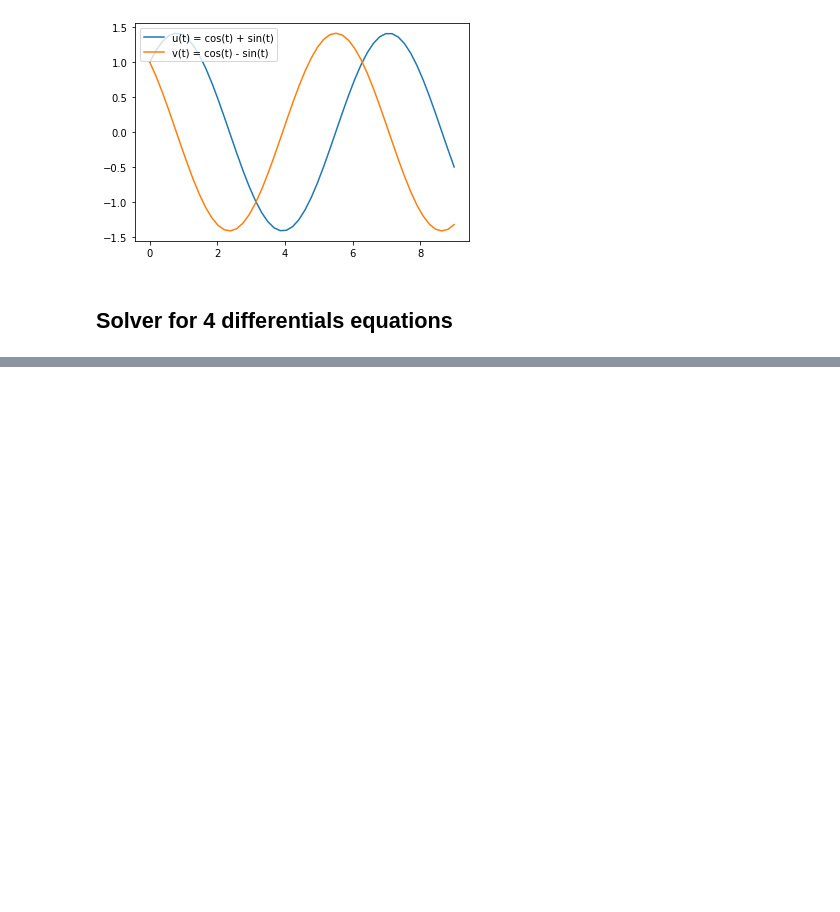
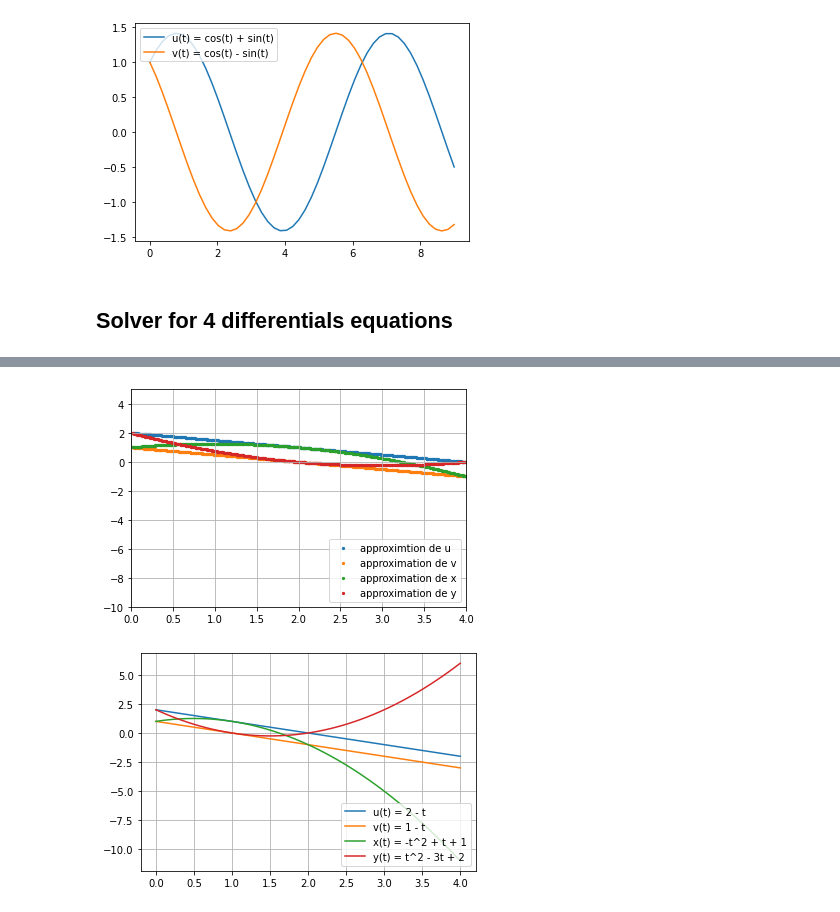
Before and after one commit to AlexPoiron/FirstModel, a Jupyter notebook: Main.ipynb, the cells around one changed output, grey strips where cells are left out. Drawn from its saved outputs; the diff is of its cells as text; code cells hidden in the pictures; blank space fills up the shorter version.

```diff
--- a/Main.ipynb
+++ b/Main.ipynb
@@ -435,0 +416,56 @@ def solver_octave(u0, v0, f1, f2, use_trapezoidal):
+# %%
+u0 = 2
+v0 = 1
+
+du = -u + v
+dv = v - u
+y = u * v
+x = u + v - y
+
+use_trapezoidal = True
+
+res = Solver_4_equations(u0, v0, du, dv, use_trapezoidal)
+
+time = []
+coords_u = []
+coords_v = []
+coords_x = []
+coords_y = []
+
+for i in range(0, len(res[0])):
+    time.append(res[0][i][0])
+    coords_u.append(res[0][i][1])
+    coords_v.append(res[1][i][1])
+    coords_x.append(res[2][i][1])
+    coords_y.append(res[3][i][1])
+
+
+fig = plt.figure()
+ax1 = fig.add_subplot(111)
+
+ax1.scatter(time, coords_u, s=5, label='approximtion de u')
+ax1.scatter(time, coords_v, s=5, label='approximation de v')
+ax1.scatter(time, coords_x, s=5, label='approximation de x')
+ax1.scatter(time, coords_y, s=5, label='approximation de y')
+plt.xlim([0, 4])
+plt.ylim([-10, 5])
+ax1.grid(True)
+plt.legend(loc='lower right');
+plt.show()
+
+graph = plt.subplot()
+t = np.linspace(0, 4)
+u = 2 - t
+v = 1 - t
+x_ = -t**2 + t + 1
+y_ = t**2 - 3*t + 2
+graph.plot(t, u, label ='u(t) = 2 - t')
+graph.plot(t, v, label ='v(t) = 1 - t')
+graph.plot(t, x_, label ='x(t) = -t^2 + t + 1')
+graph.plot(t, y_, label ='y(t) = t^2 - 3t + 2')
+graph.grid(True)
+plt.legend(loc='lower right')
+plt.show()
+# %% [output]
+[figure, added]
+[figure, added]
```
Also changed, not shown: parts of 5 cells of this notebook.
